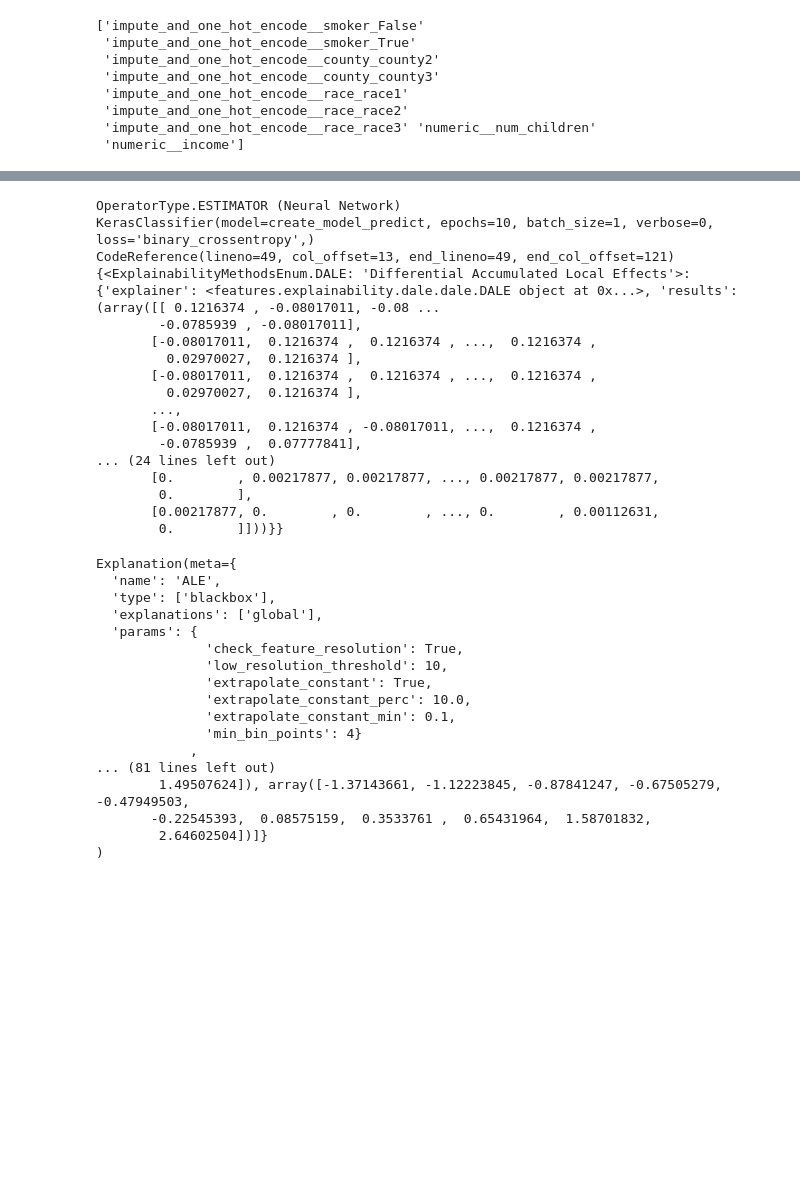
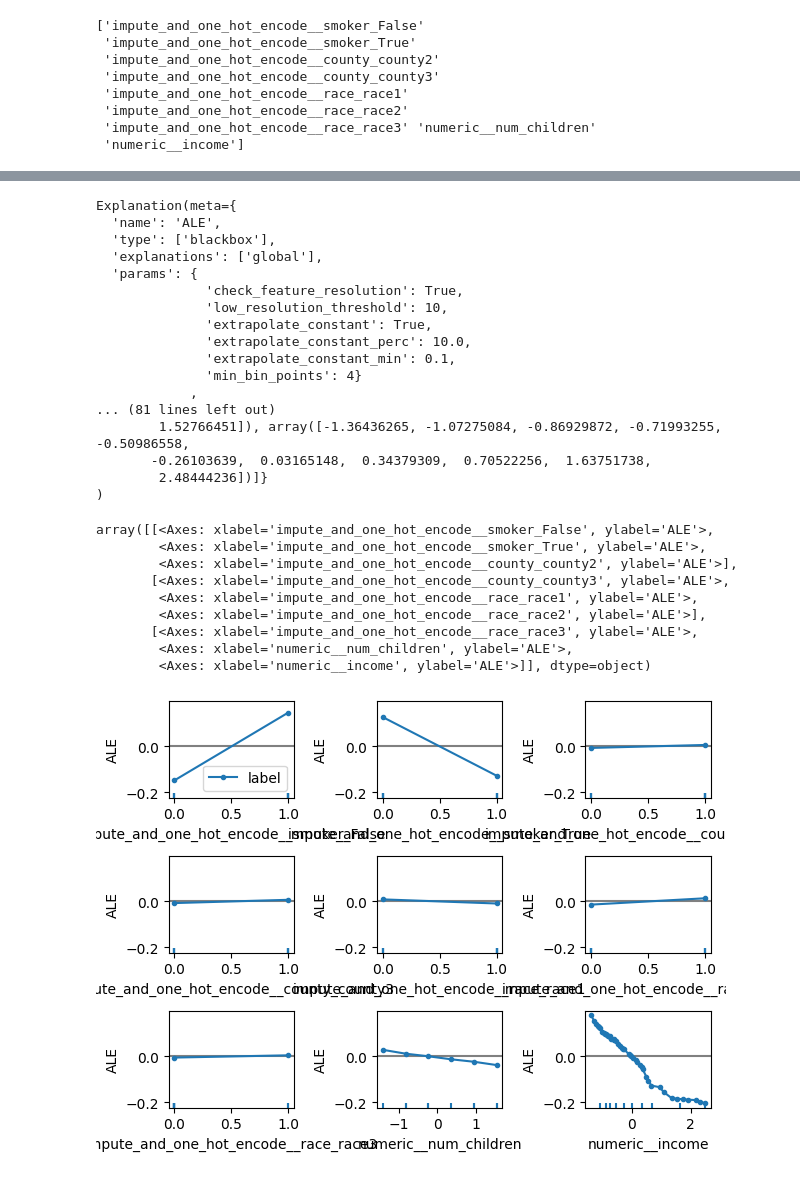
Before and after one commit to PiStefania/mlinspect, a Jupyter notebook: features/explainability/examples/alibi/ale/inspection.ipynb, the cells around one changed output, grey strips where cells are left out. Drawn from its saved outputs; the diff is of its cells as text; code cells hidden in the pictures; blank space fills up the shorter version.

Commit message:
fix explainer inspection using sink operator, apply in ale

```diff
--- a/features/explainability/examples/alibi/ale/inspection.ipynb
+++ b/features/explainability/examples/alibi/ale/inspection.ipynb
@@ -122,4 +54,5 @@ df.dtypes
 # %%
+import numpy as np
 from features.explainability.inspections.explainability_methods_enum import ExplainabilityMethodsEnum
 from features.explainability.inspections.explainer import Explainer
 import os
@@ -132,7 +65,7 @@ EXAMPLE_PIPELINE = os.path.join(str(get_project_root()), "features", "explainabi
 
 inspector_result = PipelineInspector\
     .on_pipeline_from_py_file(EXAMPLE_PIPELINE) \
-    .add_required_inspection(Explainer([ExplainabilityMethodsEnum.ALE,], X_t_train.view(np.ndarray), X_t_test.view(np.ndarray), featurisation.get_feature_names_out(), y_test, y_train)) \
+    .add_required_inspection(Explainer([ExplainabilityMethodsEnum.ALE], X_t_train.view(np.ndarray), X_t_test.view(np.ndarray), featurisation.get_feature_names_out(), y_test, y_train)) \
     .execute()
 
 extracted_dag = inspector_result.dag
@@ -149,7 +82,7 @@ print("\n\033[1m{} ({})\033[0m\n{}\n{}".format(
     relevant_node.details.description,
     relevant_node.optional_code_info.source_code,
     relevant_node.optional_code_info.code_reference))
-inspection_result = dag_node_to_inspection_results[relevant_node][Explainer([ExplainabilityMethodsEnum.SHAP, ExplainabilityMethodsEnum.LIME, ExplainabilityMethodsEnum.PDP, ExplainabilityMethodsEnum.ICE, ExplainabilityMethodsEnum.INTEGRATED_GRADIENTS, ExplainabilityMethodsEnum.ALE, ExplainabilityMethodsEnum.DALE, ExplainabilityMethodsEnum.DALEX], X_t_train.view(np.ndarray), X_t_test.view(np.ndarray), featurisation.get_feature_names_out(),y_test, y_train)]
+inspection_result = dag_node_to_inspection_results[relevant_node][Explainer([ExplainabilityMethodsEnum.ALE], X_t_train.view(np.ndarray), X_t_test.view(np.ndarray), featurisation.get_feature_names_out(),y_test, y_train)]
 print(inspection_result)
 # %% [output]
 OperatorType.ESTIMATOR (Neural Network)
@@ -159,32 +105,3 @@ KeyError: Explainer(('SHAP', 'LIME', 'PDP', 'ICE', 'INTEGRATED_GRADIENTS', 'ALE'
-# %%
-from mlinspect import OperatorType
-
-relevant_node = [node for node in extracted_dag.nodes if node.operator_info.operator in {OperatorType.ESTIMATOR,}][0]
-print("\n\033[1m{} ({})\033[0m\n{}\n{}".format(
-    relevant_node.operator_info.operator,
-    relevant_node.details.description,
-    relevant_node.optional_code_info.source_code,
-    relevant_node.optional_code_info.code_reference))
-inspection_result = dag_node_to_inspection_results[relevant_node][Explainer([ExplainabilityMethodsEnum.DALEX,], X_t_train.view(np.ndarray), X_t_test.view(np.ndarray), featurisation.get_feature_names_out(),y_test, y_train)]
-print(inspection_result)
-# %% [output]
-OperatorType.ESTIMATOR (Neural Network)
-KerasClassifier(model=create_model_predict, epochs=10, batch_size=1, verbose=0, loss='binary_crossentropy',)
-CodeReference(lineno=49, col_offset=13, end_lineno=49, end_col_offset=121)
-{<ExplainabilityMethodsEnum.DALE: 'Differential Accumulated Local Effects'>: {'explainer': <features.explainability.dale.dale.DALE object at 0x...>, 'results': (array([[ 0.1216374 , -0.08017011, -0.08 ...
-        -0.0785939 , -0.08017011],
-       [-0.08017011,  0.1216374 ,  0.1216374 , ...,  0.1216374 ,
-         0.02970027,  0.1216374 ],
-       [-0.08017011,  0.1216374 ,  0.1216374 , ...,  0.1216374 ,
-         0.02970027,  0.1216374 ],
-       ...,
-       [-0.08017011,  0.1216374 , -0.08017011, ...,  0.1216374 ,
-        -0.0785939 ,  0.07777841],
-... (24 lines left out)
-       [0.        , 0.00217877, 0.00217877, ..., 0.00217877, 0.00217877,
-        0.        ],
-       [0.00217877, 0.        , 0.        , ..., 0.        , 0.00112631,
-        0.        ]]))}}
 # %%
 inspection_result[ExplainabilityMethodsEnum.ALE]["results"]
 # %% [output]
@@ -201,7 +118,22 @@ Explanation(meta={
               'min_bin_points': 4}
             ,
 ... (81 lines left out)
-        1.49507624]), array([-1.37143661, -1.12223845, -0.87841247, -0.67505279, -0.47949503,
-       -0.22545393,  0.08575159,  0.3533761 ,  0.65431964,  1.58701832,
-        2.64602504])]}
+        1.52766451]), array([-1.36436265, -1.07275084, -0.86929872, -0.71993255, -0.50986558,
+       -0.26103639,  0.03165148,  0.34379309,  0.70522256,  1.63751738,
+        2.48444236])]}
 )
+# %%
+from alibi.explainers import plot_ale
+
+plot_ale(inspection_result[ExplainabilityMethodsEnum.ALE]["results"])
+# %% [output]
+array([[<Axes: xlabel='impute_and_one_hot_encode__smoker_False', ylabel='ALE'>,
+        <Axes: xlabel='impute_and_one_hot_encode__smoker_True', ylabel='ALE'>,
+        <Axes: xlabel='impute_and_one_hot_encode__county_county2', ylabel='ALE'>],
+       [<Axes: xlabel='impute_and_one_hot_encode__county_county3', ylabel='ALE'>,
+        <Axes: xlabel='impute_and_one_hot_encode__race_race1', ylabel='ALE'>,
+        <Axes: xlabel='impute_and_one_hot_encode__race_race2', ylabel='ALE'>],
+       [<Axes: xlabel='impute_and_one_hot_encode__race_race3', ylabel='ALE'>,
+        <Axes: xlabel='numeric__num_children', ylabel='ALE'>,
+        <Axes: xlabel='numeric__income', ylabel='ALE'>]], dtype=object)
+[figure, added]
```
Also changed, not shown: parts of 9 cells of this notebook, 4 other files.
